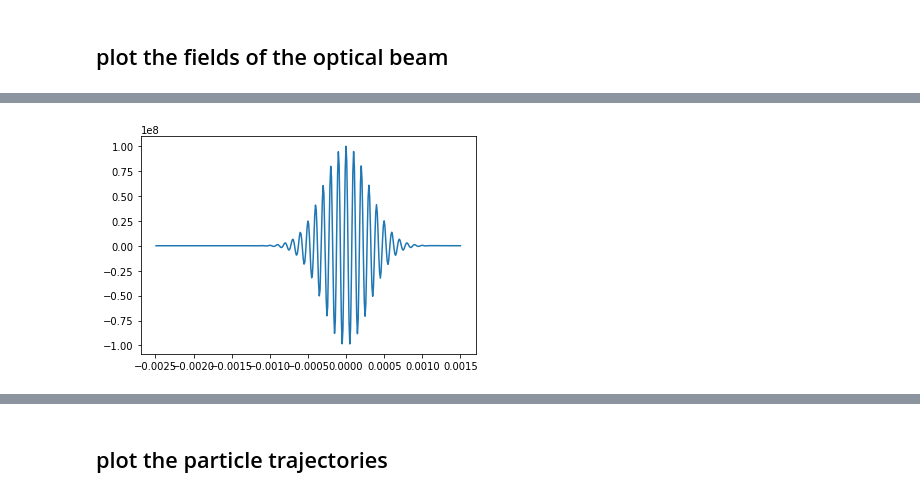
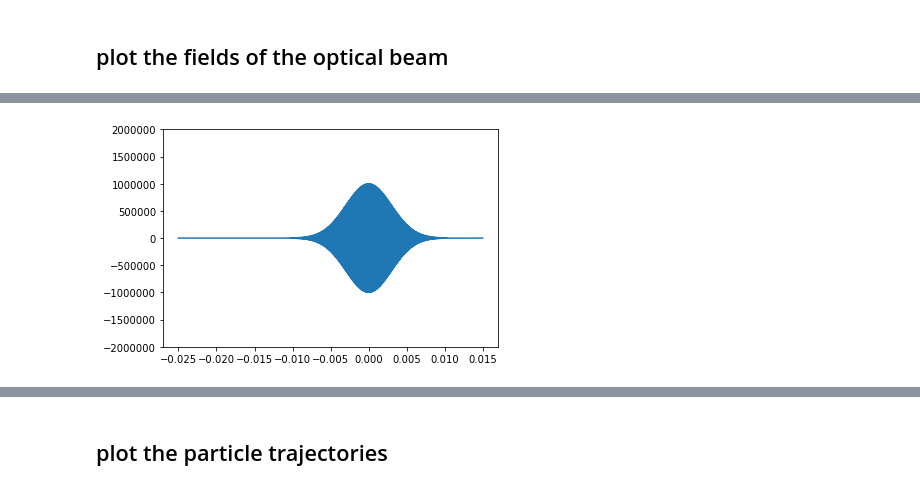
Before and after one commit to lehnertu/TEUFEL, a Jupyter notebook: scripts/Vis_Interaction_FEL1D.ipynb, the cells around one changed output, grey strips where cells are left out. Saved outputs shown, nothing was run; the diff lists cells and outputs as text; code cells hidden in the pictures.

```diff
--- a/scripts/Vis_Interaction_FEL1D.ipynb
+++ b/scripts/Vis_Interaction_FEL1D.ipynb
@@ -44,11 +46,12 @@ have read (1502, 400) array.
 # %%
 %matplotlib inline
 
-E_x = np.array(a[100])
+E_x = np.array(a[1000])
 t = dt*np.arange(E_x.shape[0])
 z = origin[2] + prop[2]*np.arange(E_x.shape[0])
 
 plt.plot(z,E_x)
+plt.ylim(-2e6,2e6)
 plt.show()
 # %% [output]
-[figure, old version]
+[figure, new version]
```
Also changed, not shown: parts of 34 cells of this notebook, 4 other files.
